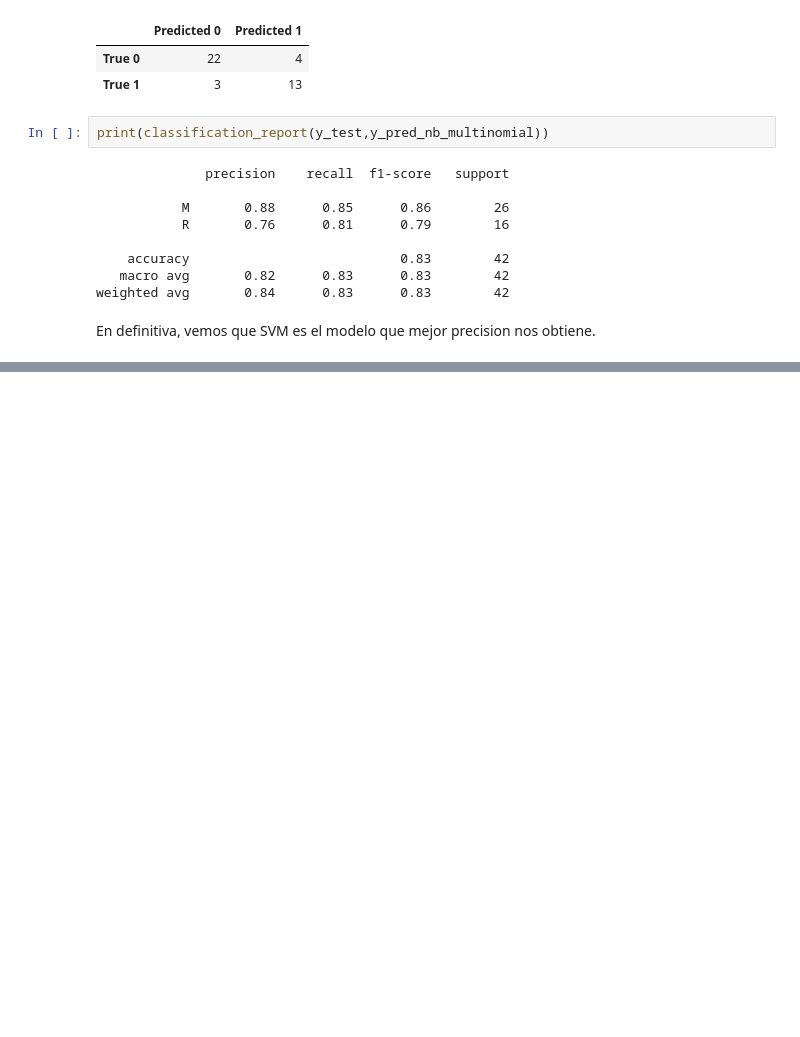
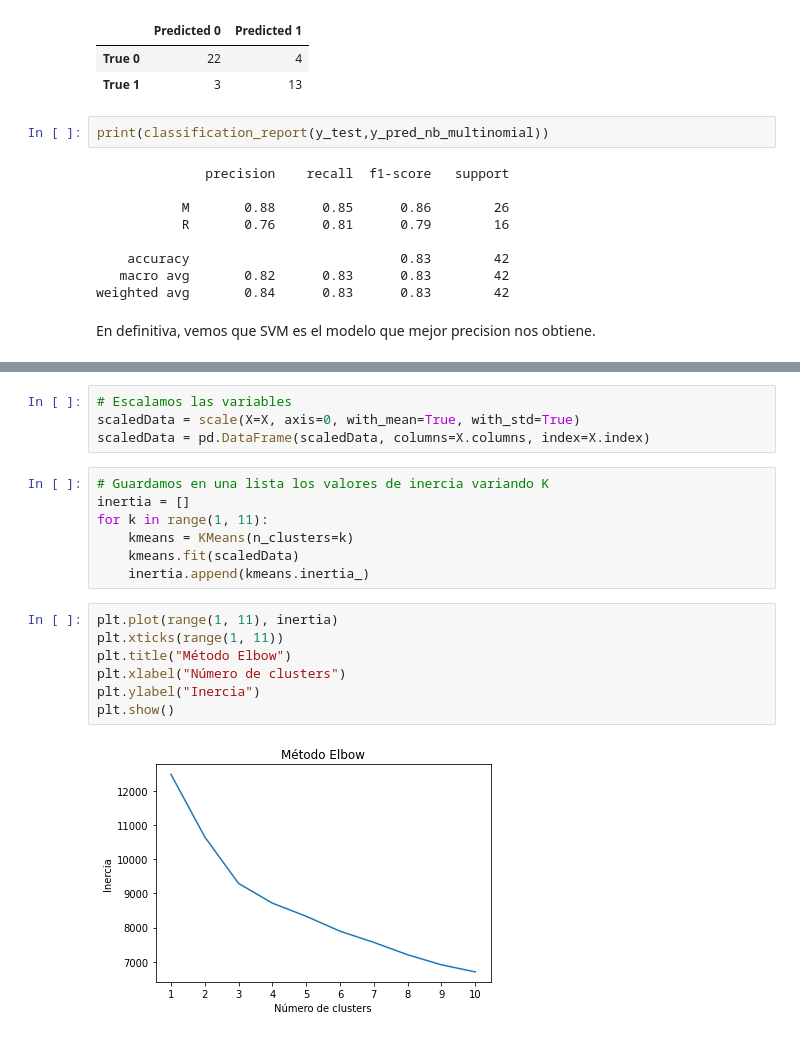
Before and after one commit to Josemvg/Data-Analytics, a Jupyter notebook: GMI/Practicas/Proyecto-Cilindros/entregaEquipo05.ipynb, the cells around one changed output, grey strips where cells are left out. Saved outputs shown, nothing was run; the diff lists cells and outputs as text; blank space fills up the shorter version.

```diff
--- a/GMI/Practicas/Proyecto-Cilindros/entregaEquipo05.ipynb
+++ b/GMI/Practicas/Proyecto-Cilindros/entregaEquipo05.ipynb
@@ -422,0 +446,20 @@ En definitiva, vemos que SVM es el modelo que mejor precision nos obtiene.
+# %%
+# Escalamos las variables
+scaledData = scale(X=X, axis=0, with_mean=True, with_std=True)
+scaledData = pd.DataFrame(scaledData, columns=X.columns, index=X.index)
+# %%
+# Guardamos en una lista los valores de inercia variando K
+inertia = []
+for k in range(1, 11):
+    kmeans = KMeans(n_clusters=k)
+    kmeans.fit(scaledData)
+    inertia.append(kmeans.inertia_)
+# %%
+plt.plot(range(1, 11), inertia)
+plt.xticks(range(1, 11))
+plt.title("Método Elbow")
+plt.xlabel("Número de clusters")
+plt.ylabel("Inercia")
+plt.show()
+# %% [output]
+[figure, added]
```
Also changed, not shown: parts of 32 cells of this notebook, 5 other files.
